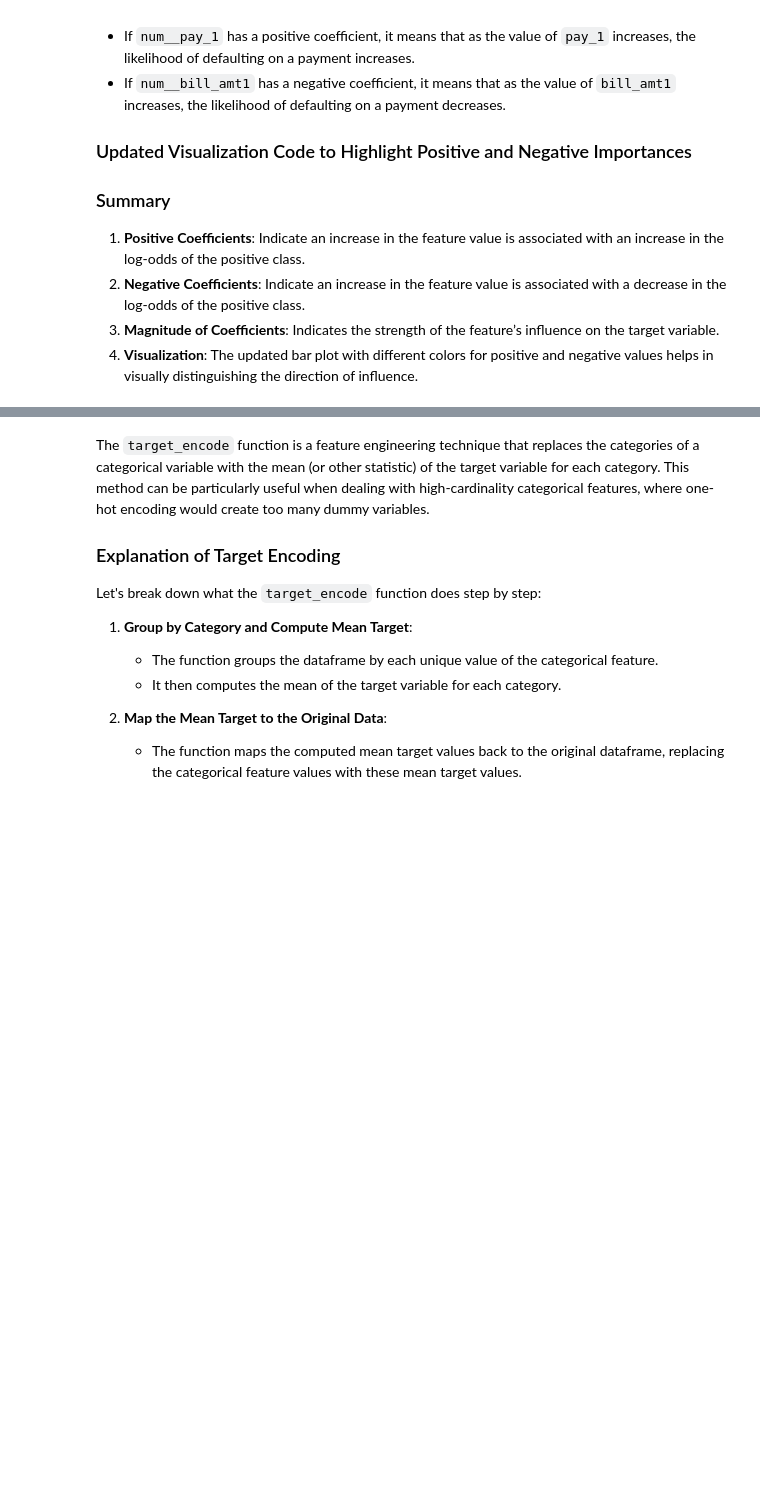
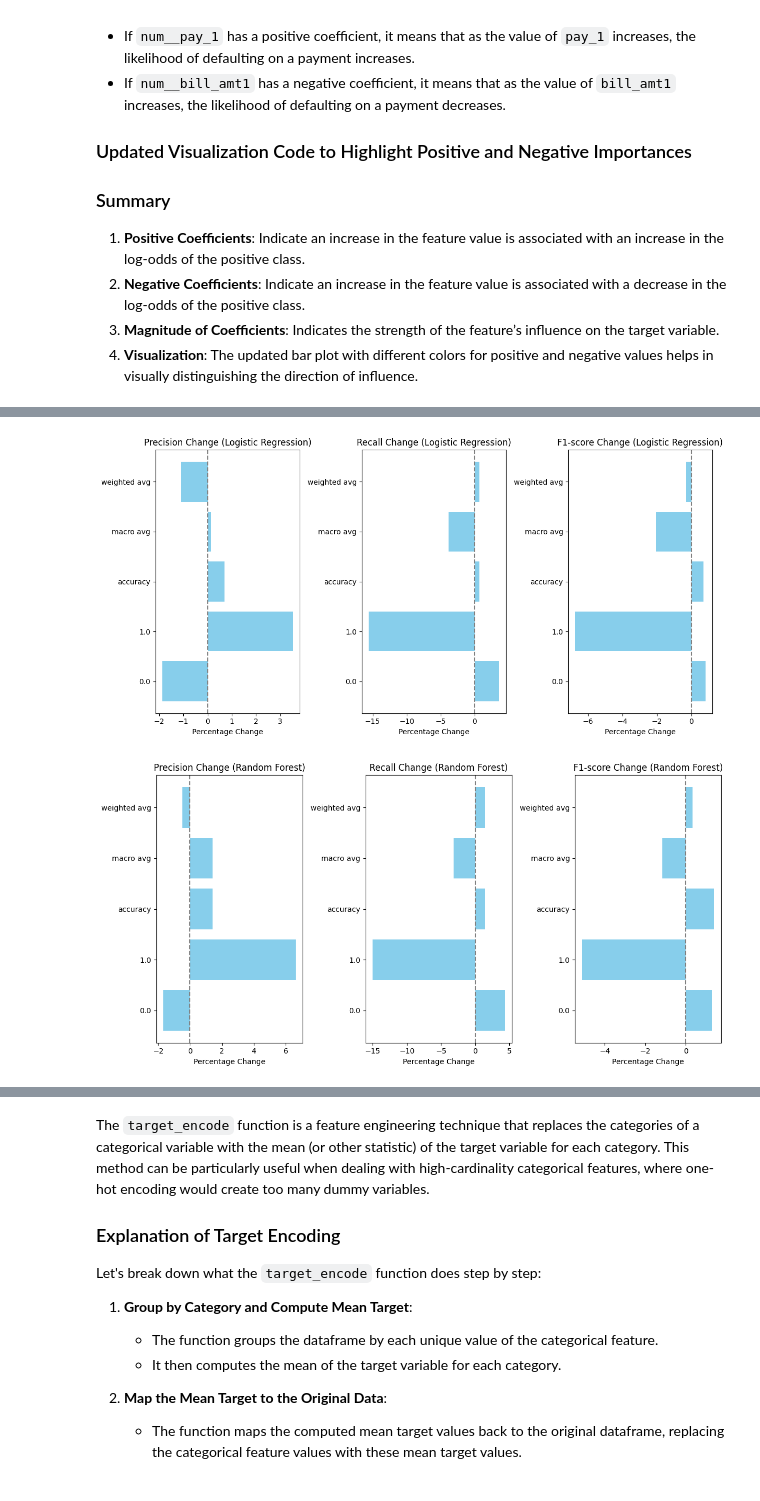
Before and after one commit to micah-shull/Machine_Learning_Pipelines, a Jupyter notebook: pipelines_07_pytorch_pipeline_05_feature_engineering.ipynb, the cells around one changed output, grey strips where cells are left out. Cells and saved outputs as stored; diff of their text form; code cells hidden in the pictures; blank space fills up the shorter version.

Commit message:
Implement RFE using Logistic Regression and Random Forest. Model data and analyze metrics then compare performance of both. Interpret results and suggest next steps.

```diff
--- a/pipelines_07_pytorch_pipeline_05_feature_engineering.ipynb
+++ b/pipelines_07_pytorch_pipeline_05_feature_engineering.ipynb
@@ -626,0 +879,77 @@ memory usage: 5.1 MB
+# %%
+# Convert reports to DataFrames
+report_baseline_df = pd.DataFrame(report_baseline).transpose()
+report_selected_lr_df = pd.DataFrame(report_selected_lr).transpose()
+report_selected_rf_df = pd.DataFrame(report_selected_rf).transpose()
+
+# Merge the DataFrames to compare metrics
+comparison_lr = report_baseline_df.join(report_selected_lr_df, lsuffix='_baseline', rsuffix='_lr')
+comparison_rf = report_baseline_df.join(report_selected_rf_df, lsuffix='_baseline', rsuffix='_rf')
+
+# Calculate percentage changes
+comparison_lr['precision_change'] = (comparison_lr['precision_lr'] - comparison_lr['precision_baseline']) / comparison_lr['precision_baseline'] * 100
+comparison_lr['recall_change'] = (comparison_lr['recall_lr'] - comparison_lr['recall_baseline']) / comparison_lr['recall_baseline'] * 100
+comparison_lr['f1-score_change'] = (comparison_lr['f1-score_lr'] - comparison_lr['f1-score_baseline']) / comparison_lr['f1-score_baseline'] * 100
+
+comparison_rf['precision_change'] = (comparison_rf['precision_rf'] - comparison_rf['precision_baseline']) / comparison_rf['precision_baseline'] * 100
+comparison_rf['recall_change'] = (comparison_rf['recall_rf'] - comparison_rf['recall_baseline']) / comparison_rf['recall_baseline'] * 100
+comparison_rf['f1-score_change'] = (comparison_rf['f1-score_rf'] - comparison_rf['f1-score_baseline']) / comparison_rf['f1-score_baseline'] * 100
+# %%
+import matplotlib.pyplot as plt
+
+# Plot metric changes for Logistic Regression
+plt.figure(figsize=(12, 6))
+
+# Precision change
+plt.subplot(1, 3, 1)
+plt.barh(comparison_lr.index, comparison_lr['precision_change'], color='skyblue')
+plt.xlabel('Percentage Change')
+plt.title('Precision Change (Logistic Regression)')
+plt.axvline(x=0, color='gray', linestyle='--')
+
+# Recall change
+plt.subplot(1, 3, 2)
+plt.barh(comparison_lr.index, comparison_lr['recall_change'], color='skyblue')
+plt.xlabel('Percentage Change')
+plt.title('Recall Change (Logistic Regression)')
+plt.axvline(x=0, color='gray', linestyle='--')
+
+# F1-score change
+plt.subplot(1, 3, 3)
+plt.barh(comparison_lr.index, comparison_lr['f1-score_change'], color='skyblue')
+plt.xlabel('Percentage Change')
+plt.title('F1-score Change (Logistic Regression)')
+plt.axvline(x=0, color='gray', linestyle='--')
+
+plt.tight_layout()
+plt.show()
+
+# Plot metric changes for Random Forest
+plt.figure(figsize=(12, 6))
+
+# Precision change
+plt.subplot(1, 3, 1)
+plt.barh(comparison_rf.index, comparison_rf['precision_change'], color='skyblue')
+plt.xlabel('Percentage Change')
+plt.title('Precision Change (Random Forest)')
+plt.axvline(x=0, color='gray', linestyle='--')
+
+# Recall change
+plt.subplot(1, 3, 2)
+plt.barh(comparison_rf.index, comparison_rf['recall_change'], color='skyblue')
+plt.xlabel('Percentage Change')
+plt.title('Recall Change (Random Forest)')
+plt.axvline(x=0, color='gray', linestyle='--')
+
+# F1-score change
+plt.subplot(1, 3, 3)
+plt.barh(comparison_rf.index, comparison_rf['f1-score_change'], color='skyblue')
+plt.xlabel('Percentage Change')
+plt.title('F1-score Change (Random Forest)')
+plt.axvline(x=0, color='gray', linestyle='--')
+
+plt.tight_layout()
+plt.show()
+# %% [output]
+[figure, added]
+[figure, added]
```
Also changed, not shown: parts of 26 cells of this notebook.
